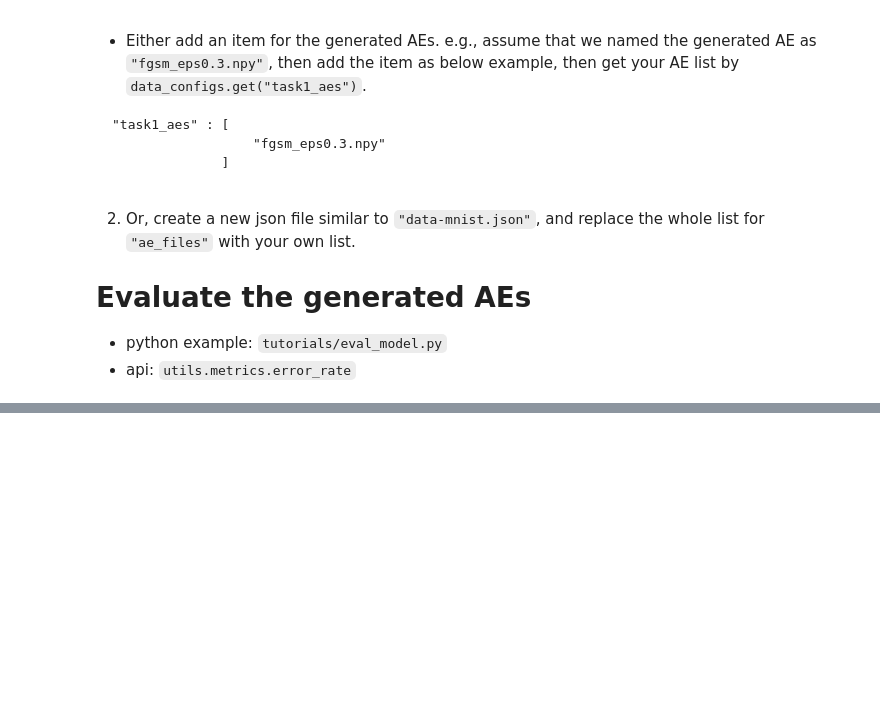
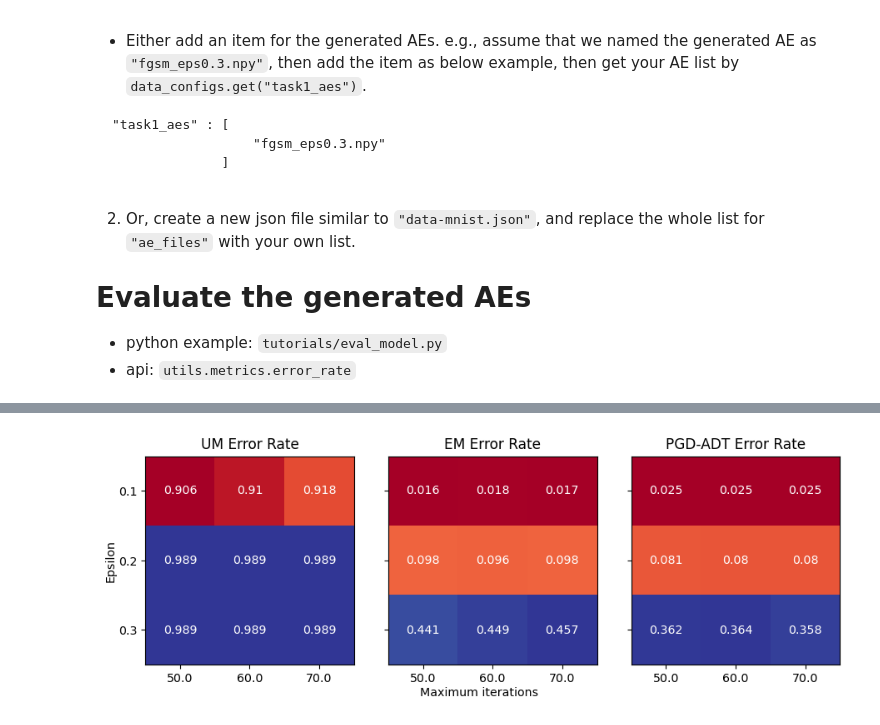
Before and after one commit to CJShearer/project-athena, a Jupyter notebook: Task1_update/scripts/cody_scripts/task_3.ipynb, the cells around one changed output, grey strips where cells are left out. Cells and saved outputs as stored; diff of their text form; code cells hidden in the pictures; blank space fills up the shorter version.

Commit message:
BIM: fixed evaluations, added code for plots and added plots to report

```diff
--- a/Task1_update/scripts/cody_scripts/task_3.ipynb
+++ b/Task1_update/scripts/cody_scripts/task_3.ipynb
@@ -436,0 +488,56 @@ Y predict shape:  1000
+# %%
+import numpy as np
+import matplotlib.pyplot as plt
+import matplotlib.ticker as mticker
+import pandas as pd
+
+# read data
+df = pd.read_csv('../../results/bim.csv')
+
+# parse data into 3d array accesed by [model][eps][max_iter]
+max_iter_values = df['Max_iter'].unique()
+eps_values = df['Epsilon'].unique()
+models = ['UM Error Rate', 'EM Error Rate', 'PGD-ADT Error Rate']
+
+results = np.empty([len(models), len(max_iter_values),len(eps_values)])
+
+for k, model in enumerate(models):
+    for i, max_iter in enumerate(max_iter_values):
+        for j, eps in enumerate(eps_values):
+            df_at_above = df.loc[(df['Max_iter'] == max_iter ) & (df['Epsilon'] == eps)]
+            results[k][j][i] = df_at_above[model]
+
+# plot evaluations
+fig, axs = plt.subplots(1,3,
+                        facecolor='w',
+                        sharey=True,
+                        figsize=(9,3), dpi=102)
+
+# set x axis labels
+#plt.sca(axs[0])
+#plt.yticks(eps_values)
+
+for (i, model), ax in zip(enumerate([UM,EM,PG]), axs.flatten()):
+    # plot image
+    ax.imshow(results[i], cmap ="RdYlBu")
+    # set title
+    ax.set_title(models[i])
+    # set xticks
+    ax.set_xticks(range(len(max_iter_values.tolist())))
+    ax.set_xticklabels(max_iter_values.tolist())
+    # set y ticks
+    ax.set_yticks(range(len(eps_values.tolist())))
+    ax.set_yticklabels(eps_values.tolist())
+    # annotate heatmap
+    for x in range(len(max_iter_values.tolist())):
+        for y in range(len(eps_values.tolist())):
+            text = ax.text(y, x, round(model[x, y], 3),
+                       ha="center", va="center", color="w")
+
+
+fig.text(0.5, -0.03, 'Maximum iterations', ha='center')
+fig.text(0.01, 0.5, 'Epsilon', va='center', rotation='vertical')
+plt.tight_layout()
+fig.savefig('../../figures/bim_evaluation.png', dpi=fig.dpi, pad_inches=0, bbox_inches='tight')
+# %% [output]
+[figure, added]
```
Also changed, not shown: parts of 3 cells of this notebook, 4 other files.
